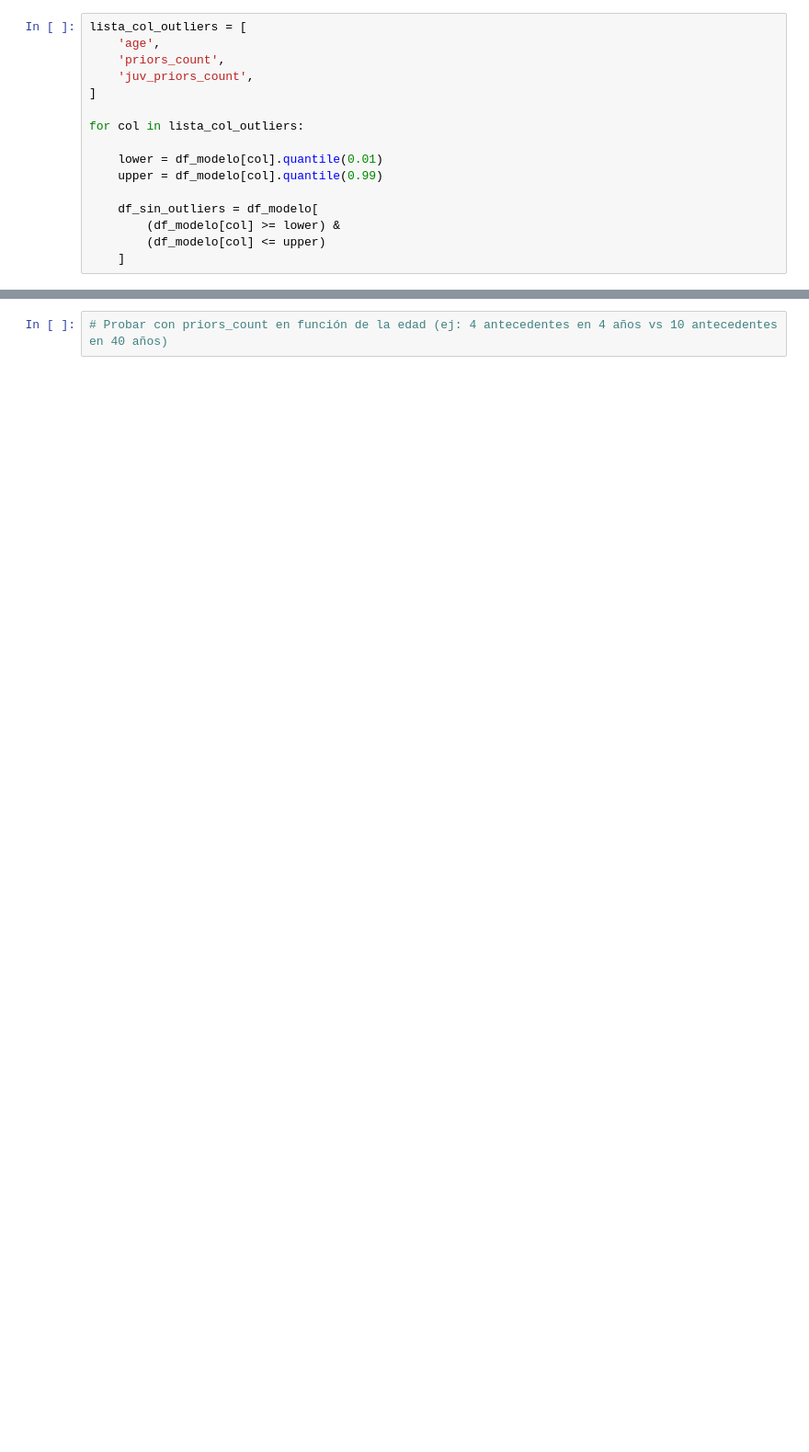
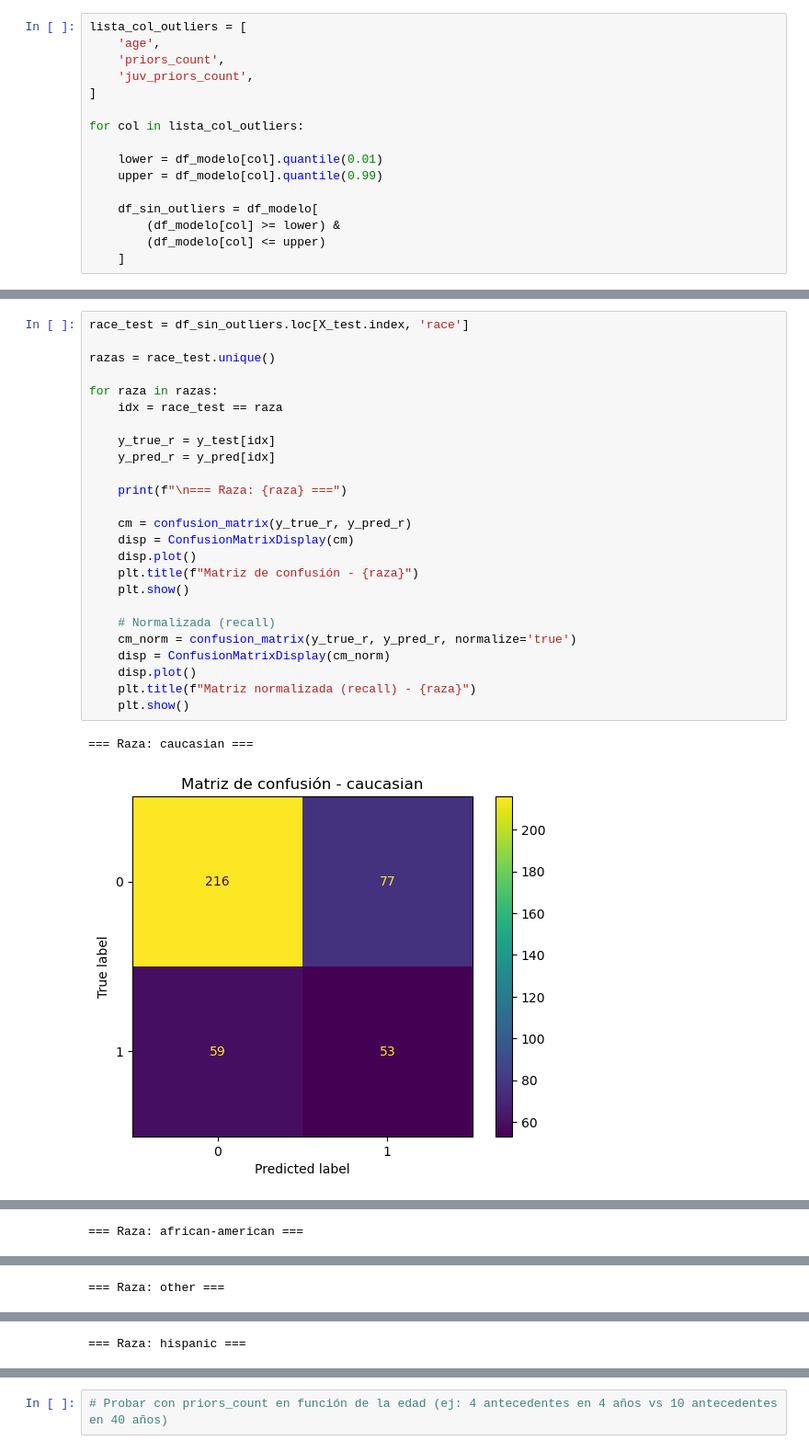
Before and after one commit to aaznarmellado-collab/Bias-Analysis-in-the-U.S.-Judicial-System, a Jupyter notebook: 01_Notebooks/TFM_MODELO.ipynb, the cells around one changed output, grey strips where cells are left out. Shown at 92% size. Saved outputs shown, nothing was run; the diff lists cells and outputs as text; blank space fills up the shorter version.

```diff
--- a/01_Notebooks/TFM_MODELO.ipynb
+++ b/01_Notebooks/TFM_MODELO.ipynb
@@ -158,0 +163,28 @@ ROC AUC: 0.7013833161374144
+# %%
+race_test = df_sin_outliers.loc[X_test.index, 'race']
+
+razas = race_test.unique()
+
+for raza in razas:
+    idx = race_test == raza
+
+    y_true_r = y_test[idx]
+    y_pred_r = y_pred[idx]
+
+    print(f"\n=== Raza: {raza} ===")
+
+    cm = confusion_matrix(y_true_r, y_pred_r)
+    disp = ConfusionMatrixDisplay(cm)
+    disp.plot()
+    plt.title(f"Matriz de confusión - {raza}")
+    plt.show()
+
+    # Normalizada (recall)
+    cm_norm = confusion_matrix(y_true_r, y_pred_r, normalize='true')
+    disp = ConfusionMatrixDisplay(cm_norm)
+    disp.plot()
+    plt.title(f"Matriz normalizada (recall) - {raza}")
+    plt.show()
+# %% [output]
+=== Raza: caucasian ===
+[figure, added]
@@ -158,0 +192 @@ ROC AUC: 0.7013833161374144
+=== Raza: african-american ===
@@ -158,0 +195 @@ ROC AUC: 0.7013833161374144
+=== Raza: other ===
@@ -158,0 +198 @@ ROC AUC: 0.7013833161374144
+=== Raza: hispanic ===
```
Also changed, not shown: parts of 25 cells of this notebook, 1 other file.
